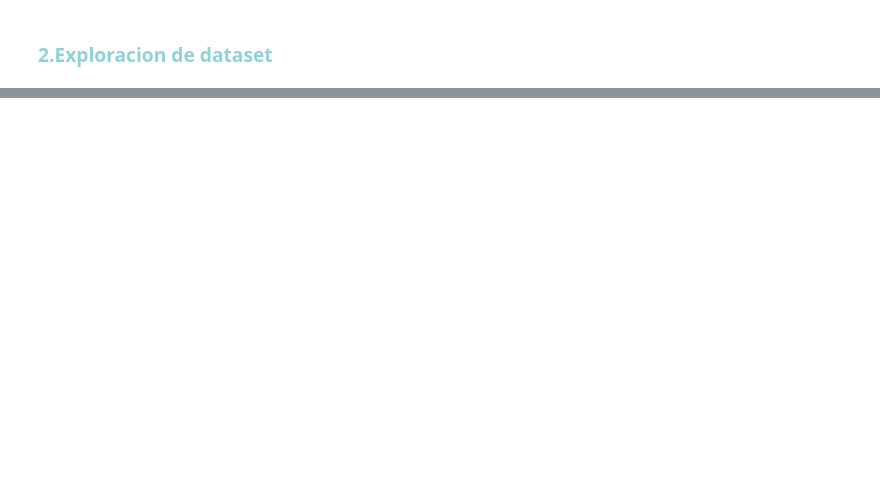
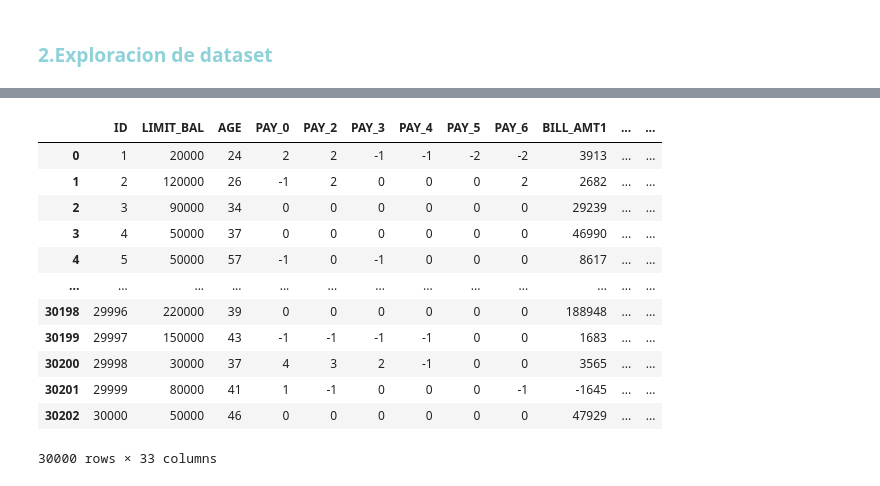
Before and after one commit to aobando20/Machine-learning, a Jupyter notebook: BancoUno Proyecto Final.ipynb, the cells around one changed output, grey strips where cells are left out. Saved outputs shown, nothing was run; the diff lists cells and outputs as text; code cells hidden in the pictures; blank space fills up the shorter version.

```diff
--- a/BancoUno Proyecto Final.ipynb
+++ b/BancoUno Proyecto Final.ipynb
@@ -66,0 +331,3 @@ profile .to_file("credit.html")
+# %%
+credit = pd.concat([credit,pd.get_dummies(credit['EDUCATION'])], axis=1)
+credit
@@ -66,0 +348,3 @@ profile .to_file("credit.html")
+# %%
+credit = pd.concat([credit,pd.get_dummies(credit['default payment next month'])], axis=1)
+credit
@@ -66,0 +365,3 @@ profile .to_file("credit.html")
+# %%
+credit = pd.concat([credit,pd.get_dummies(credit['MARRIAGE'])], axis=1)
+credit
@@ -66,0 +384,3 @@ profile .to_file("credit.html")
+# %%
+credit.rename(columns={0:"others",1:"married",2:"single",3:"divorved"},inplace=True)
+credit.head()
@@ -66,0 +395,18 @@ profile .to_file("credit.html")
+# %%
+#Reduccion del dataset
+credit.drop(labels=["SEX","EDUCATION","MARRIAGE","default payment next month"], axis=1,inplace=True)
+credit
+# %% [output]
+|  | ID | LIMIT_BAL | AGE | PAY_0 | PAY_2 | PAY_3 | PAY_4 | PAY_5 | PAY_6 | BILL_AMT1 | ... | ... |
+| 0 | 1 | 20000 | 24 | 2 | 2 | -1 | -1 | -2 | -2 | 3913 | ... | ... |
+| 1 | 2 | 120000 | 26 | -1 | 2 | 0 | 0 | 0 | 2 | 2682 | ... | ... |
+| 2 | 3 | 90000 | 34 | 0 | 0 | 0 | 0 | 0 | 0 | 29239 | ... | ... |
+| 3 | 4 | 50000 | 37 | 0 | 0 | 0 | 0 | 0 | 0 | 46990 | ... | ... |
+| 4 | 5 | 50000 | 57 | -1 | 0 | -1 | 0 | 0 | 0 | 8617 | ... | ... |
+| ... | ... | ... | ... | ... | ... | ... | ... | ... | ... | ... | ... | ... |
+| 30198 | 29996 | 220000 | 39 | 0 | 0 | 0 | 0 | 0 | 0 | 188948 | ... | ... |
+| 30199 | 29997 | 150000 | 43 | -1 | -1 | -1 | -1 | 0 | 0 | 1683 | ... | ... |
+| 30200 | 29998 | 30000 | 37 | 4 | 3 | 2 | -1 | 0 | 0 | 3565 | ... | ... |
+| 30201 | 29999 | 80000 | 41 | 1 | -1 | 0 | 0 | 0 | -1 | -1645 | ... | ... |
+| 30202 | 30000 | 50000 | 46 | 0 | 0 | 0 | 0 | 0 | 0 | 47929 | ... | ... |
+30000 rows × 33 columns
```
Also changed, not shown: parts of 58 cells of this notebook.
